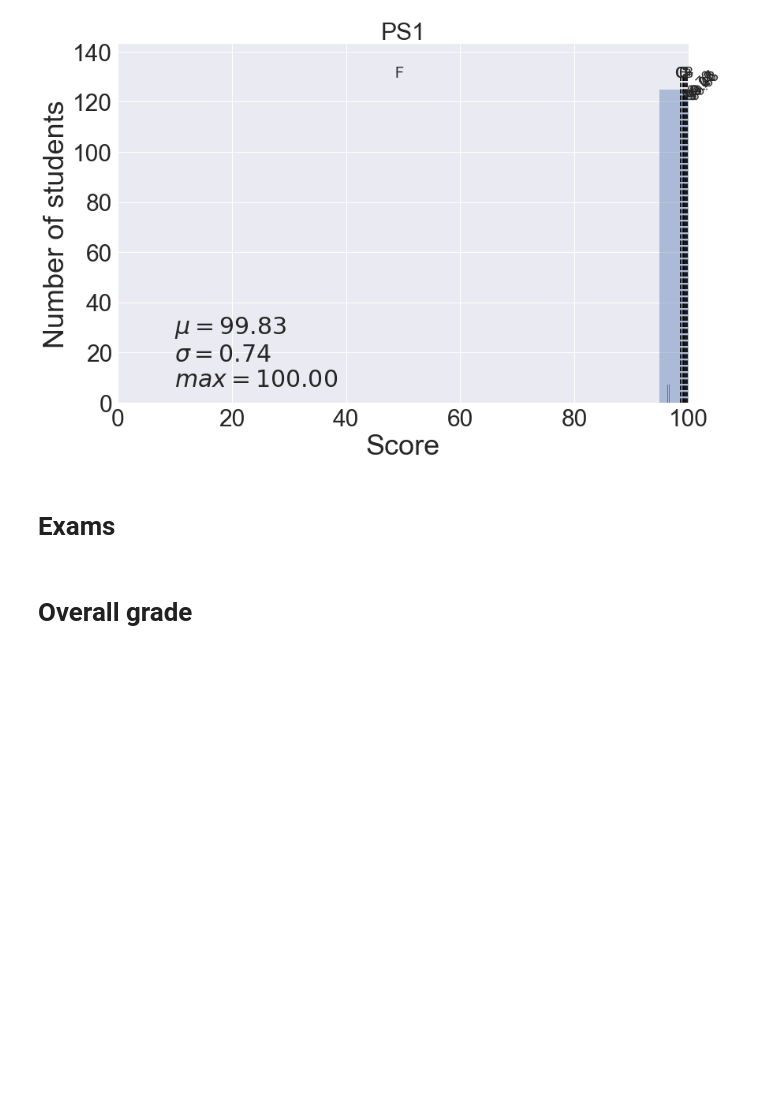
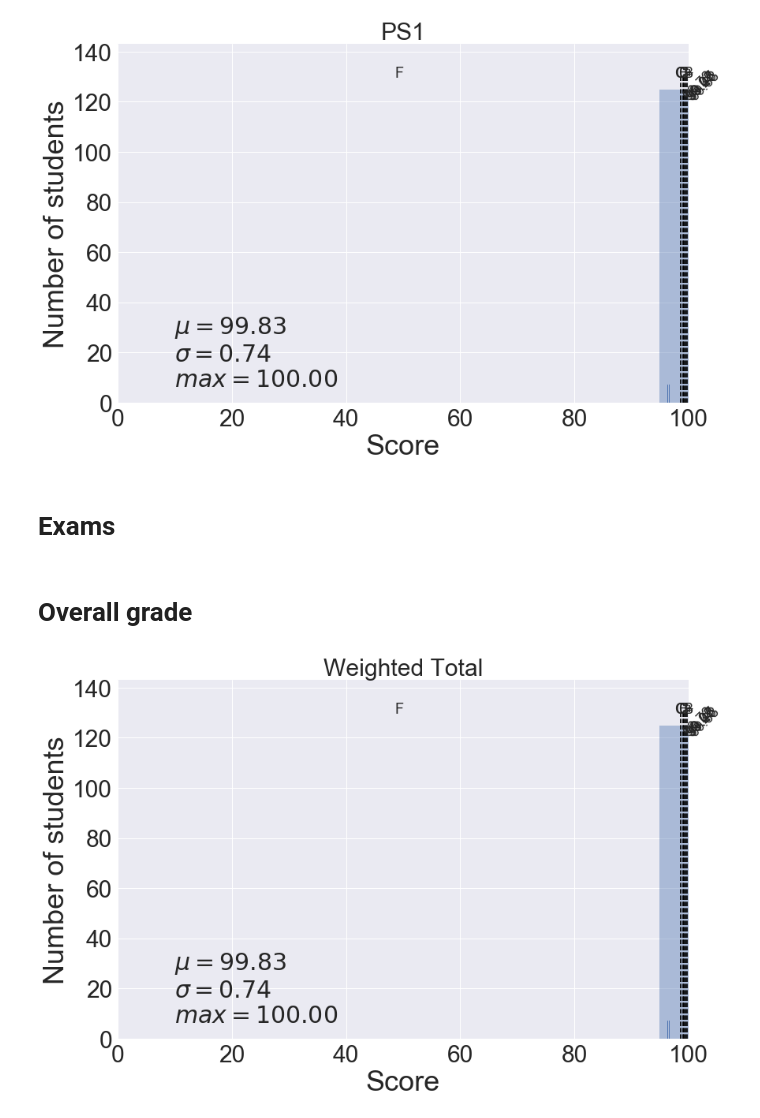
Before and after one commit to materialsvirtuallab/ceng114, a Jupyter notebook: grades/statsw2017.ipynb, the cells around one changed output. Cells and saved outputs as stored; diff of their text form; code cells hidden in the pictures; blank space fills up the shorter version.

```diff
--- a/grades/statsw2017.ipynb
+++ b/grades/statsw2017.ipynb
@@ -168,7 +170,9 @@ cutoffs = bar_plot(d, "PS1", annotate=True)
 # %% [markdown]
 # Overall grade
 # %%
-#cutoffs = bar_plot(d, "Weighted Total", offset=-1.591, annotate=True)
+cutoffs = bar_plot(d, "Weighted Total", annotate=True)
+# %% [output]
+[figure, added]
 # %%
 # The command below is used to generate the overall grade assignments for all students and dump it into a CSV file.
 # assign_grades(d, "Weighted Total", cutoffs=cutoffs)
```
Also changed, not shown: parts of 2 cells of this notebook.
